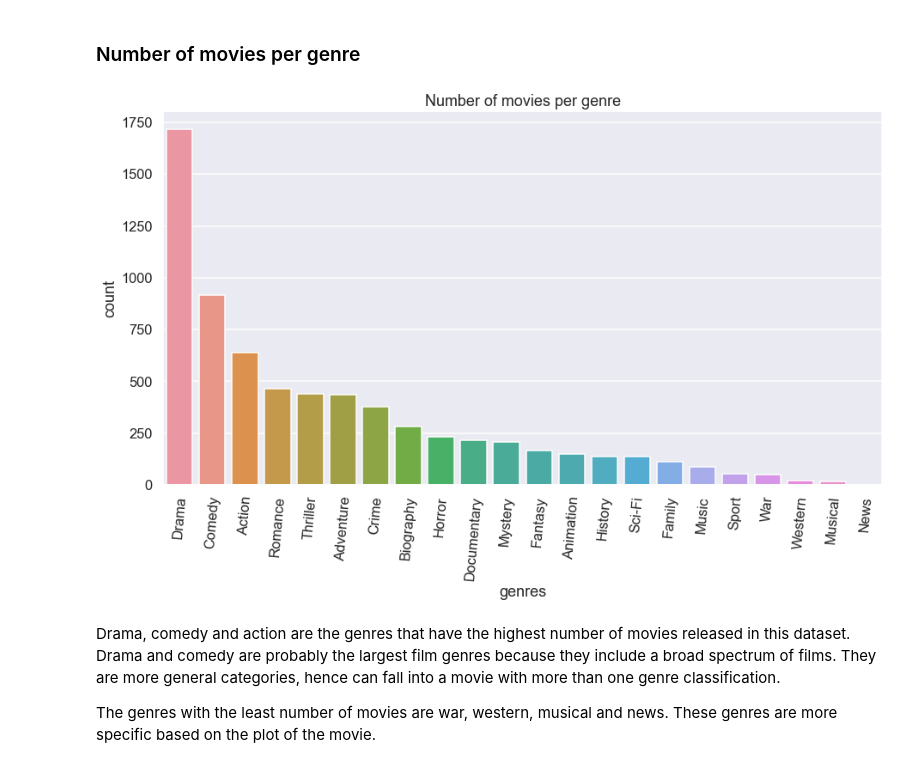
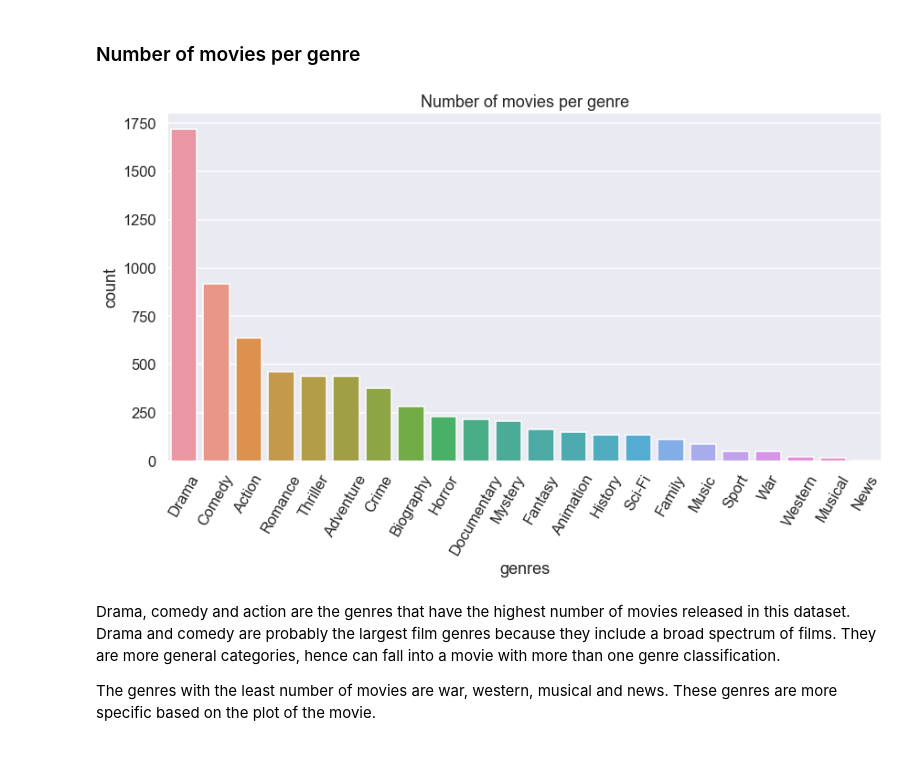
Before and after one commit to Scholarchep/Analysis-for-a-Microsoft-New-Movie-Studio, a Jupyter notebook: student.ipynb, the cells around one changed output. Drawn from its saved outputs; the diff is of its cells as text; code cells hidden in the pictures.

```diff
--- a/student.ipynb
+++ b/student.ipynb
@@ -508,14 +508,14 @@ Name: genres, Length: 321, dtype: int64
 # %%
 #countplot showing the number of movies per genre
 sns.set(style='darkgrid')
 sns.set_context('talk')
-fig, ax = plt.subplots(figsize=(15,8))
+fig, ax = plt.subplots(figsize=(14,7))
 ax = sns.countplot(x=movies['genres'], order=movies['genres'].value_counts().index)
 ax.set_title('Number of movies per genre')
-plt.xticks(rotation=85)
-fig.savefig('images/number_of_movies.png');
+ax.set_xlabel('genres')
+plt.xticks(rotation=60);
 # %% [output]
-[figure, old version]
+[figure, new version]
 # %% [markdown]
 Drama, comedy and action are the genres that have the highest number of movies released in this dataset. Drama and  comedy are probably the largest film genres because they include a broad spectrum of films. They are more general categories, hence can fall into a movie with more than one genre classification.<br>
 
```
Also changed, not shown: parts of 2 cells of this notebook, 8 other files.
